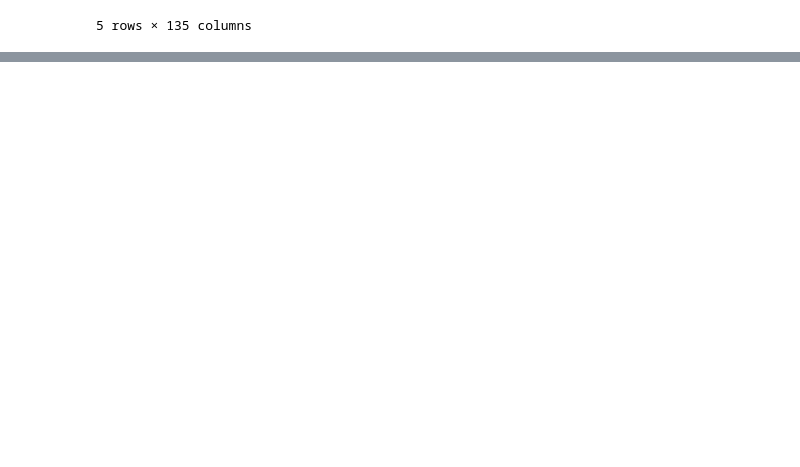
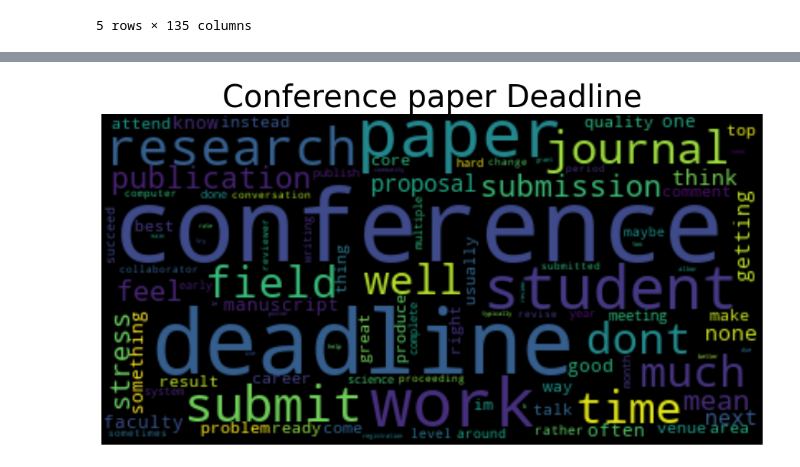
Before and after one commit to UH-CPL/Predictors-Grantsmanship-Funding-Success-Code, a Jupyter notebook: python_scripts/NLP_ProposalDeadlines.ipynb, the cells around one changed output, grey strips where cells are left out. Saved outputs shown, nothing was run; the diff lists cells and outputs as text; code cells hidden in the pictures; blank space fills up the shorter version.

```diff
--- a/python_scripts/NLP_ProposalDeadlines.ipynb
+++ b/python_scripts/NLP_ProposalDeadlines.ipynb
@@ -52,0 +82,6 @@ string.punctuation
+# %%
+def clean_text(text):
+    text = "".join([word.lower() for word in text if word not in string.punctuation])
+    tokens = re.split('\W+', text)
+    text = " ".join([wn.lemmatize(word) for word in tokens if word not in stopwords])
+    return text
@@ -183,0 +165,7 @@ plt.show()
+# %%
+Conf_Data = pd.DataFrame({'comments' : df1['please_write_about_any']})
+Conf_Data = Conf_Data[Conf_Data['comments'].notna()]
+Conf_Data.head()
+# %%
+Conf_Data['cleaned_text'] = Conf_Data['comments'].apply(lambda x: clean_text(x))
+Conf_Data.head()
@@ -183,0 +179,15 @@ plt.show()
+# %%
+text = " ".join(review for review in Conf_Data['cleaned_text'])
+
+# Create and generate a word cloud image:
+wordcloud = WordCloud().generate(text)
+
+# Display the generated image:
+plt.figure(figsize = (12, 12), facecolor = None)
+plt.imshow(wordcloud, interpolation='bilinear')
+plt.title('Conference paper Deadline', fontdict = {'fontsize' : 40})
+plt.axis("off")
+plt.tight_layout(pad = 0)
+plt.show()
+# %% [output]
+[figure, added]
```
Also changed, not shown: parts of 27 cells of this notebook.
